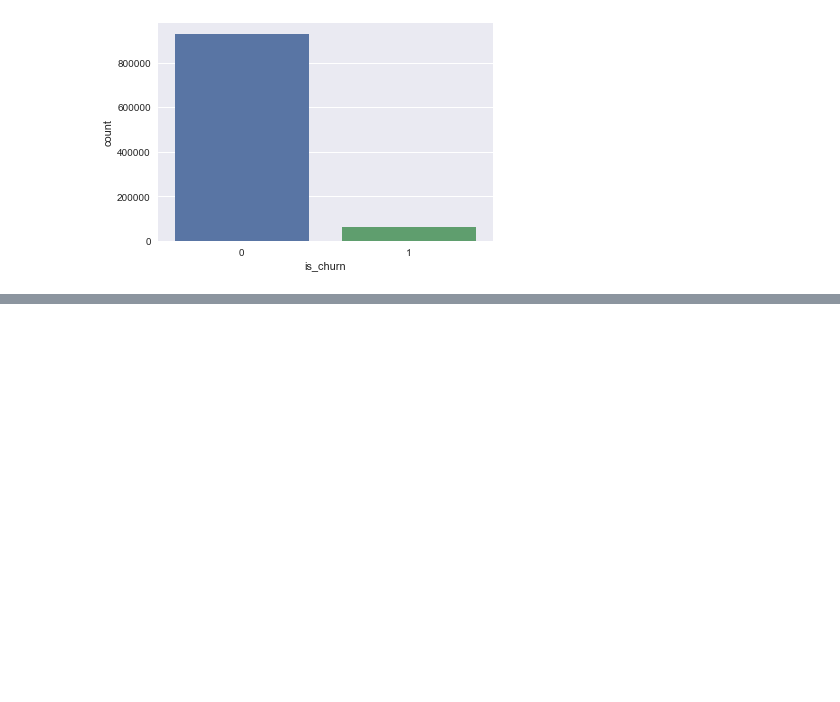
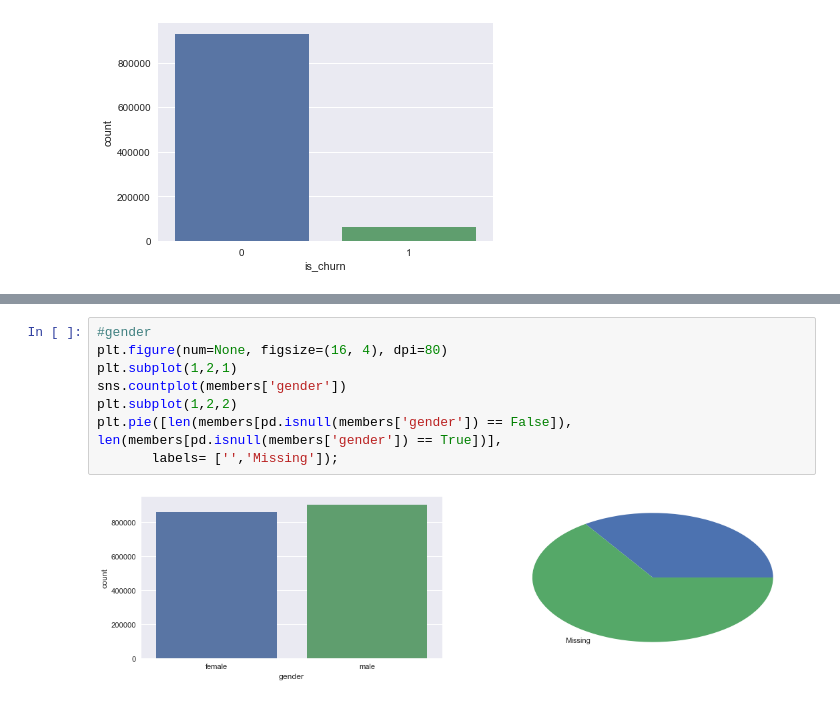
Before and after one commit to calestini/Kcompetition, a Jupyter notebook: DataWrangling.ipynb, the cells around one changed output, grey strips where cells are left out. Drawn from its saved outputs; the diff is of its cells as text; blank space fills up the shorter version.

```diff
--- a/DataWrangling.ipynb
+++ b/DataWrangling.ipynb
@@ -65,0 +88,10 @@ sns.countplot(train['is_churn'])
+# %%
+#gender
+plt.figure(num=None, figsize=(16, 4), dpi=80)
+plt.subplot(1,2,1)
+sns.countplot(members['gender'])
+plt.subplot(1,2,2)
+plt.pie([len(members[pd.isnull(members['gender']) == False]), len(members[pd.isnull(members['gender']) == True])],
+       labels= ['','Missing']);
+# %% [output]
+[figure, added]
```
Also changed, not shown: parts of 25 cells of this notebook.
